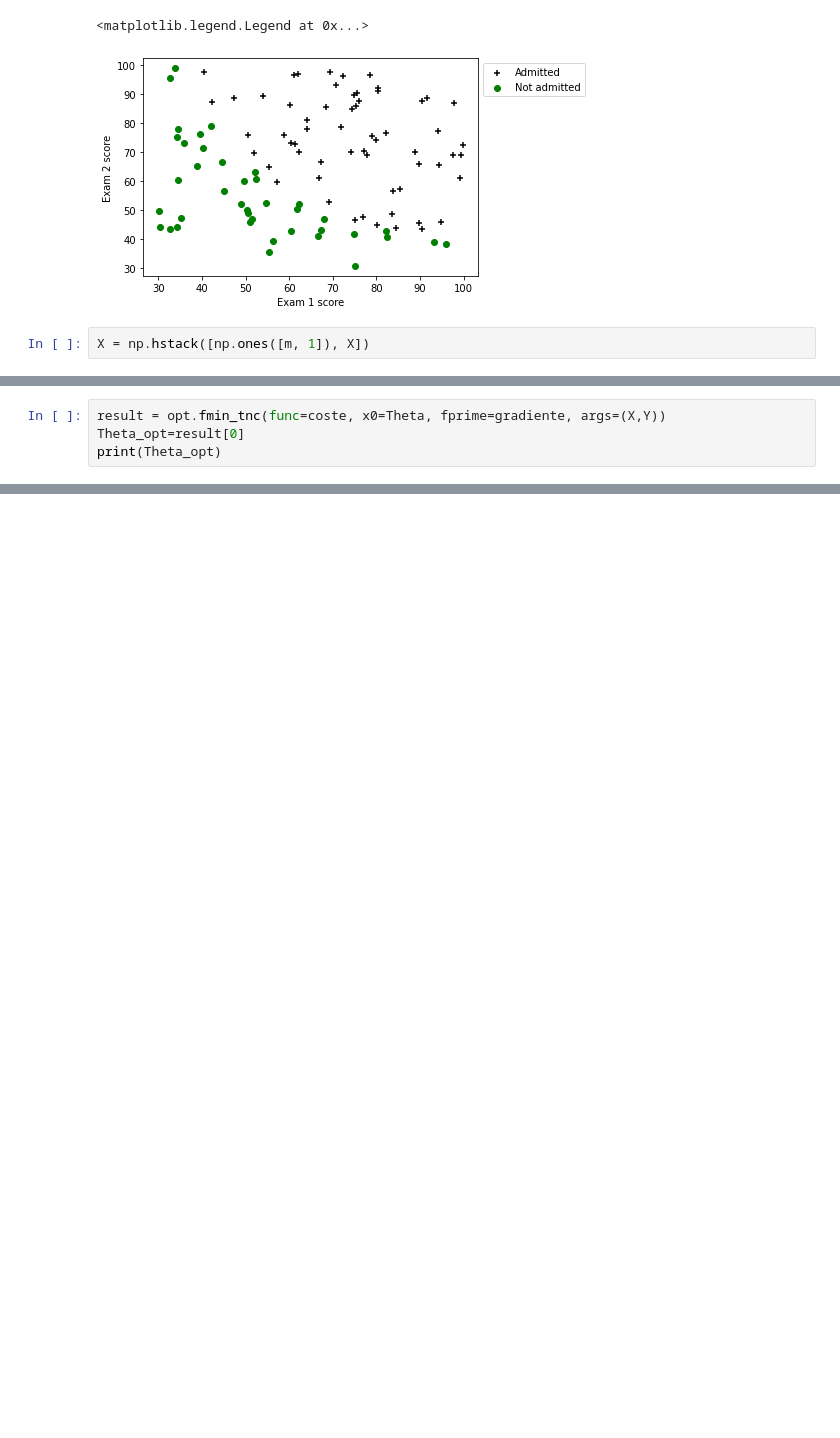
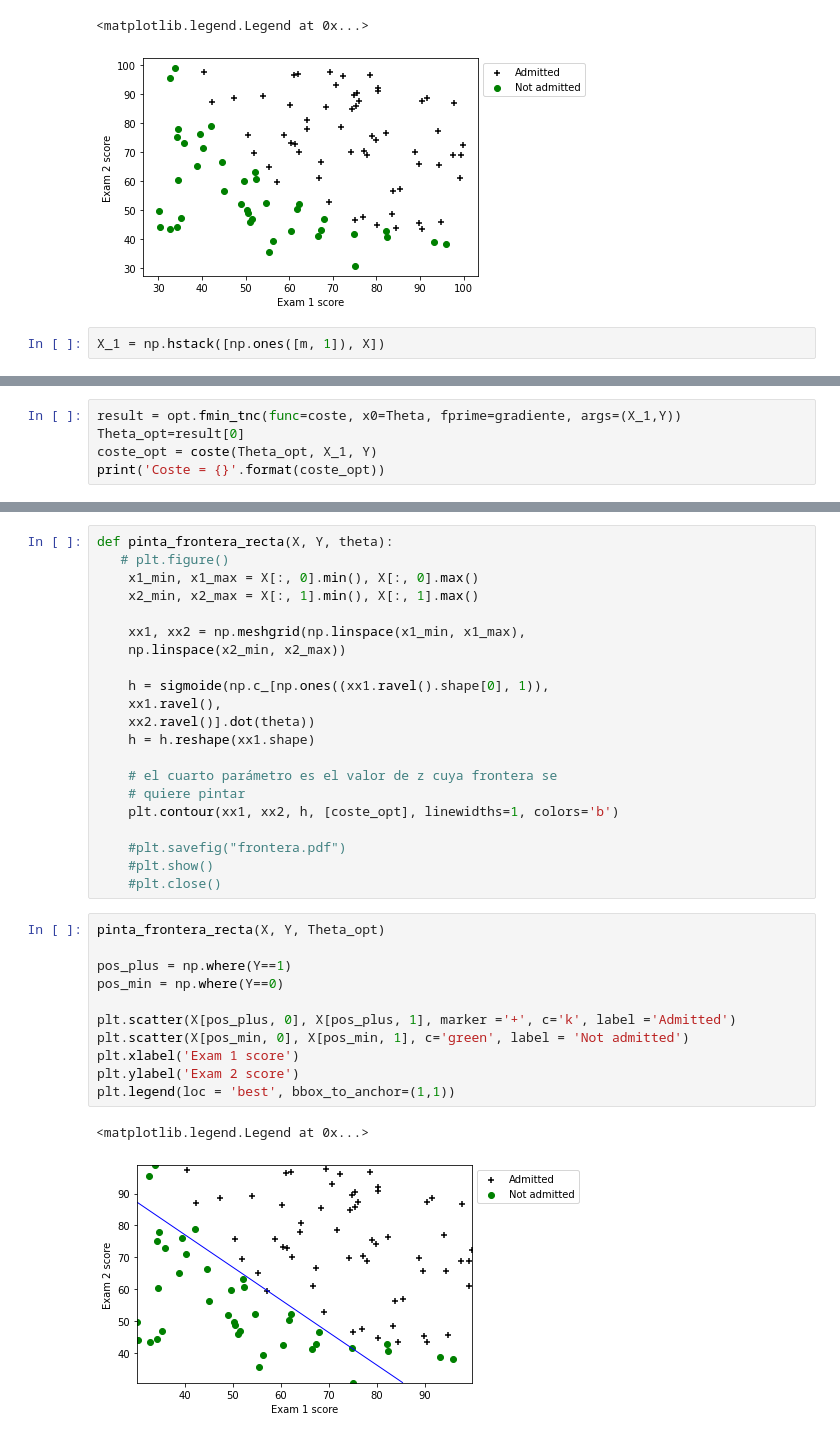
Before and after one commit to anamarsabi/Aprendizaje-Automatico-UCM, a Jupyter notebook: Practica 2/practica2.ipynb, the cells around one changed output, grey strips where cells are left out. Drawn from its saved outputs; the diff is of its cells as text; blank space fills up the shorter version.

```diff
--- a/Practica 2/practica2.ipynb
+++ b/Practica 2/practica2.ipynb
@@ -51,7 +51,7 @@ plt.legend(loc = 'best', bbox_to_anchor=(1,1))
 <matplotlib.legend.Legend at 0x...>
 [figure]
 # %%
-X = np.hstack([np.ones([m, 1]), X])
+X_1 = np.hstack([np.ones([m, 1]), X])
 # %%
 Theta = np.zeros(n+1)
 
@@ -66,7 +66,8 @@ print('Gradiente = {}'.format(grad))
 Coste = 0.6931471805599452
 Gradiente = [ -0.1        -12.00921659 -11.26284221]
 # %%
-result = opt.fmin_tnc(func=coste, x0=Theta, fprime=gradiente, args=(X,Y))
+result = opt.fmin_tnc(func=coste, x0=Theta, fprime=gradiente, args=(X_1,Y))
 Theta_opt=result[0]
-print(Theta_opt)
+coste_opt = coste(Theta_opt, X_1, Y)
+print('Coste = {}'.format(coste_opt))
 # %% [output]
@@ -88,3 +89,38 @@ tnc: stepmx = 1000
 tnc: |pg| = 1.5035e-08 -> local minimum
    17   36  2.034977015894742E-01   2.42863638E-13
 tnc: Local minima reach (|pg| ~= 0)
+# %%
+def pinta_frontera_recta(X, Y, theta):
+   # plt.figure()
+    x1_min, x1_max = X[:, 0].min(), X[:, 0].max()
+    x2_min, x2_max = X[:, 1].min(), X[:, 1].max()
+
+    xx1, xx2 = np.meshgrid(np.linspace(x1_min, x1_max),
+    np.linspace(x2_min, x2_max))
+
+    h = sigmoide(np.c_[np.ones((xx1.ravel().shape[0], 1)),
+    xx1.ravel(),
+    xx2.ravel()].dot(theta))
+    h = h.reshape(xx1.shape)
+
+    # el cuarto parámetro es el valor de z cuya frontera se
+    # quiere pintar
+    plt.contour(xx1, xx2, h, [coste_opt], linewidths=1, colors='b')
+
+    #plt.savefig("frontera.pdf")
+    #plt.show()
+    #plt.close()
+# %%
+pinta_frontera_recta(X, Y, Theta_opt)
+
+pos_plus = np.where(Y==1)
+pos_min = np.where(Y==0)
+
+plt.scatter(X[pos_plus, 0], X[pos_plus, 1], marker ='+', c='k', label ='Admitted')
+plt.scatter(X[pos_min, 0], X[pos_min, 1], c='green', label = 'Not admitted')
+plt.xlabel('Exam 1 score')
+plt.ylabel('Exam 2 score')
+plt.legend(loc = 'best', bbox_to_anchor=(1,1))
+# %% [output]
+<matplotlib.legend.Legend at 0x...>
+[figure, added]
```
Also changed, not shown: parts of 4 cells of this notebook, 1 other file.
